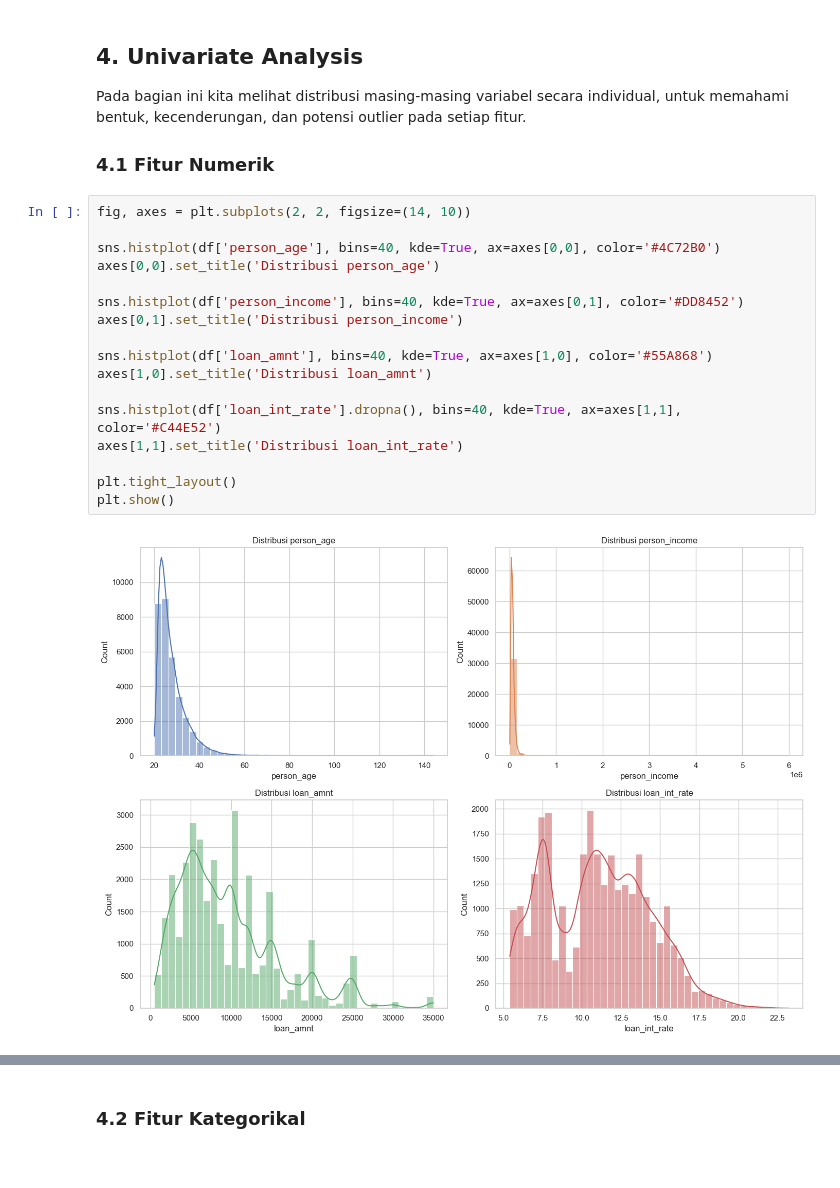
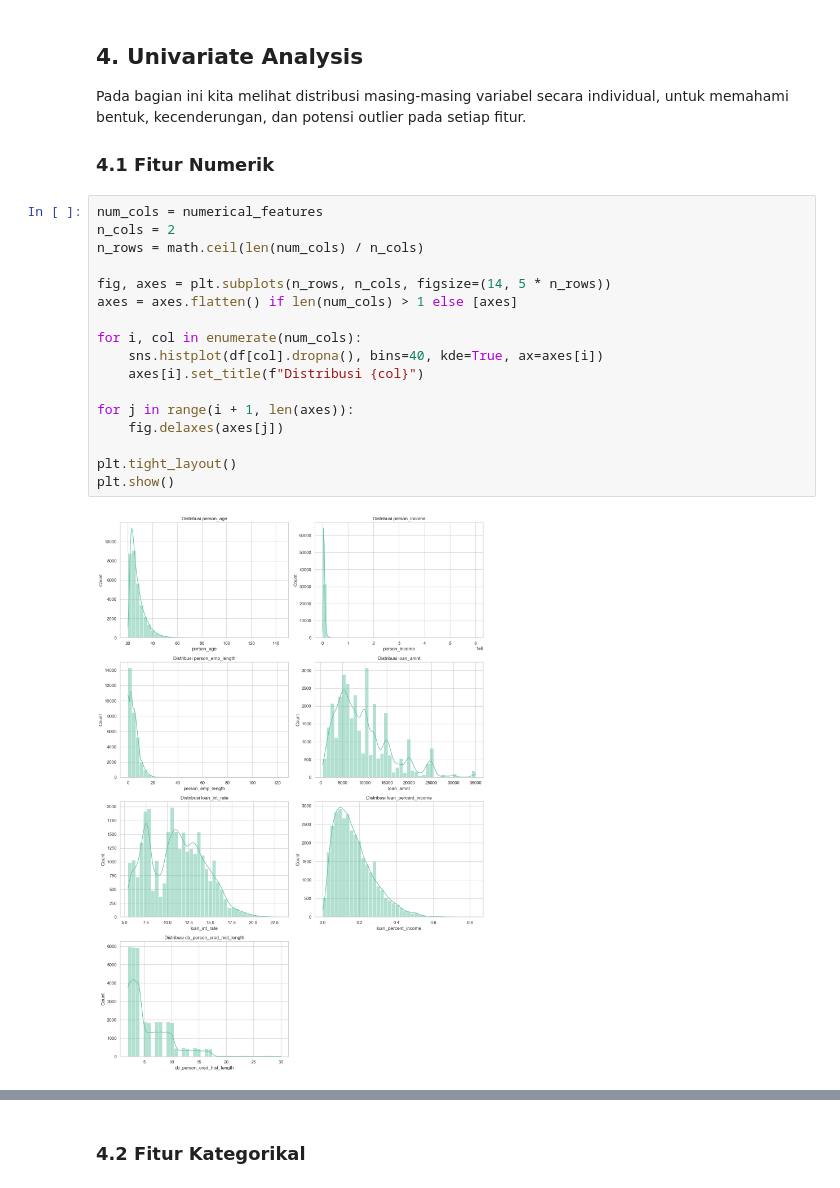
Before and after one commit to clairedible/DataAnalyst_DSMBC, a Jupyter notebook: DSMBC_Day-1.ipynb, the cells around one changed output, grey strips where cells are left out. Drawn from its saved outputs; the diff is of its cells as text.

```diff
--- a/DSMBC_Day-1.ipynb
+++ b/DSMBC_Day-1.ipynb
@@ -265,21 +265,21 @@ Pada bagian ini kita melihat distribusi masing-masing variabel secara individual
 
 ### 4.1 Fitur Numerik
 # %%
-fig, axes = plt.subplots(2, 2, figsize=(14, 10))
+num_cols = numerical_features
+n_cols = 2
+n_rows = math.ceil(len(num_cols) / n_cols)
 
-sns.histplot(df['person_age'], bins=40, kde=True, ax=axes[0,0], color='#4C72B0')
-axes[0,0].set_title('Distribusi person_age')
+fig, axes = plt.subplots(n_rows, n_cols, figsize=(14, 5 * n_rows))
+axes = axes.flatten() if len(num_cols) > 1 else [axes]
 
-sns.histplot(df['person_income'], bins=40, kde=True, ax=axes[0,1], color='#DD8452')
-axes[0,1].set_title('Distribusi person_income')
+for i, col in enumerate(num_cols):
+    sns.histplot(df[col].dropna(), bins=40, kde=True, ax=axes[i])
+    axes[i].set_title(f"Distribusi {col}")
 
-sns.histplot(df['loan_amnt'], bins=40, kde=True, ax=axes[1,0], color='#55A868')
-axes[1,0].set_title('Distribusi loan_amnt')
-
-sns.histplot(df['loan_int_rate'].dropna(), bins=40, kde=True, ax=axes[1,1], color='#C44E52')
-axes[1,1].set_title('Distribusi loan_int_rate')
+for j in range(i + 1, len(axes)):
+    fig.delaxes(axes[j])
 
 plt.tight_layout()
 plt.show()
 # %% [output]
-[figure, old version]
+[figure, new version]
```
Also changed, not shown: parts of 25 cells of this notebook.
